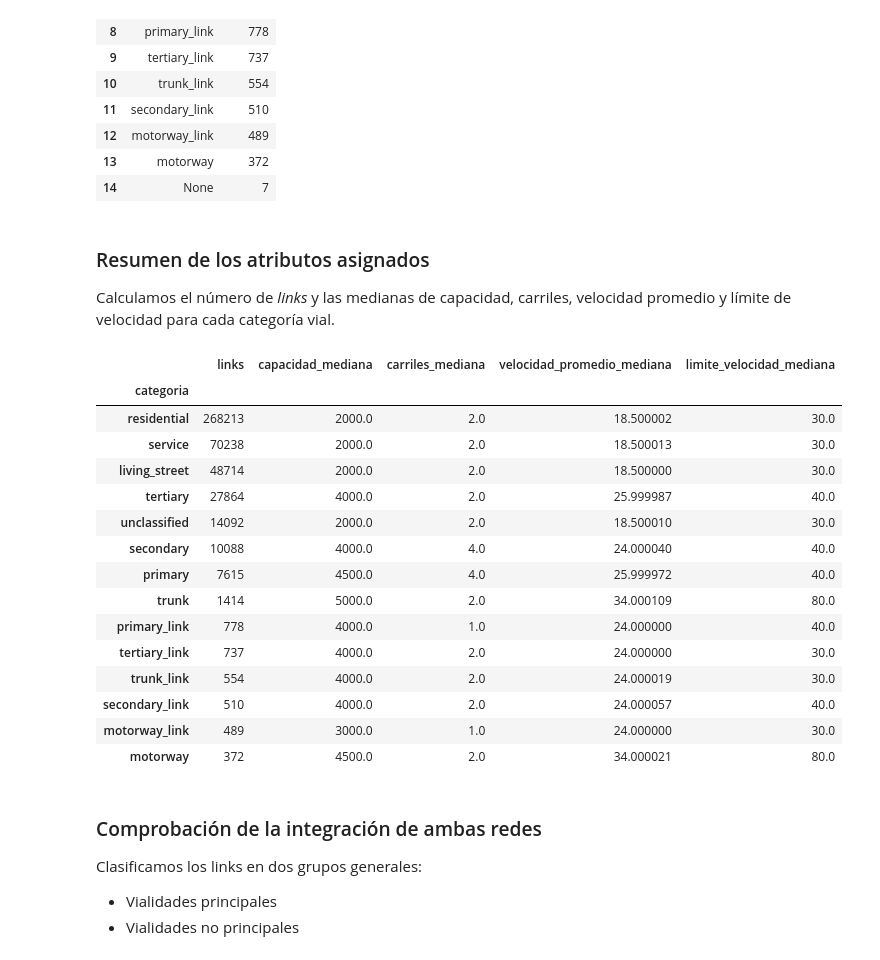
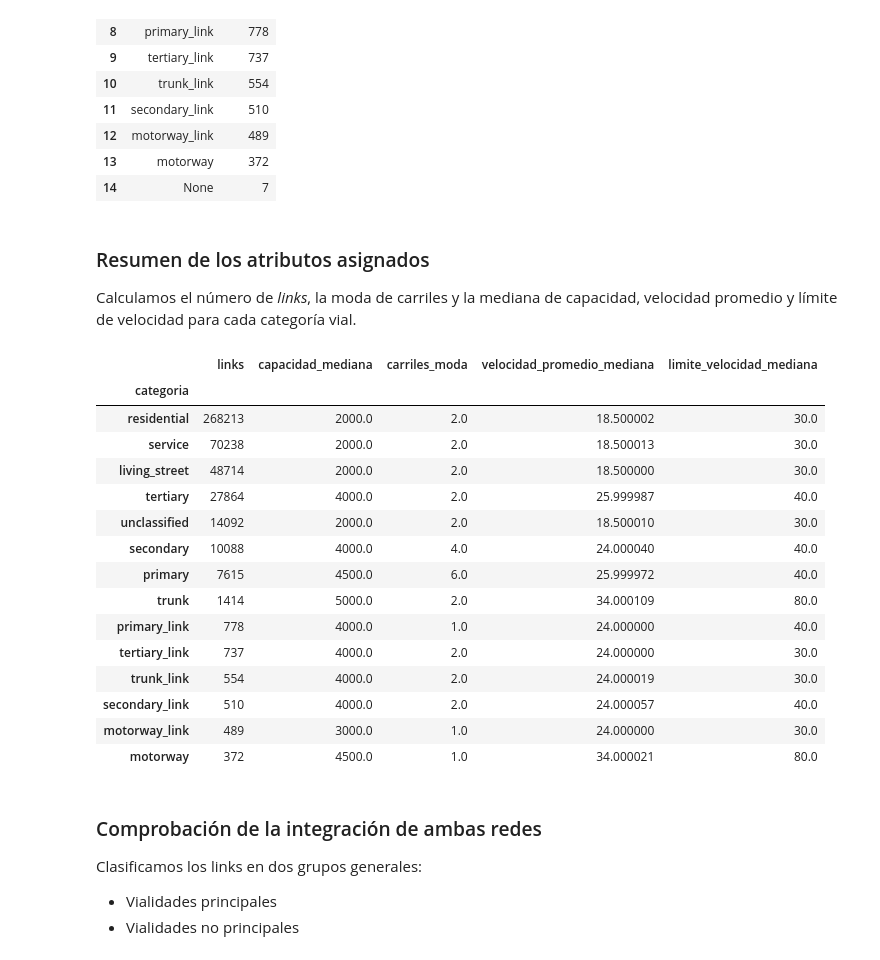
Before and after one commit to CentroFuturoCiudades/red-vial-guadalajara, a Jupyter notebook: Updating Network/08_visualizacion_red_completa.ipynb, the cells around one changed output. Drawn from its saved outputs; the diff is of its cells as text; code cells hidden in the pictures.

```diff
--- a/Updating Network/08_visualizacion_red_completa.ipynb
+++ b/Updating Network/08_visualizacion_red_completa.ipynb
@@ -19,7 +20,8 @@ mpl.rc("font", family="serif")
 
 Cargamos el `.shp`. Este archivo contiene tanto las vialidades principales como las categorías no principales utilizadas en el proceso de asignación de atributos.
 # %%
-red_vial_completa = gpd.read_file("/Users/.../merge_vialidades_redosm.shp")
+#red_vial_completa = gpd.read_file("/Users/.../merge_vialidades_redosm.shp")
+red_vial_completa = gpd.read_file("/Users/sebastiangutierrezbernal/Desktop/Tec/Ciudades para el futuro/Proyecto Transporte GDL/asignacion_atributos/resultados_asignacion_atributos/asignacion_atributos_red_vial_completa/red_vial_completa.shp")
 
 print(f"Links viales: {len(red_vial_completa):,}")
 print(f"Columnas: {len(red_vial_completa.columns):,}")
@@ -70,12 +72,16 @@ display(resumen_categorias)
 # %% [markdown]
 ### Resumen de los atributos asignados
 
-Calculamos el número de *links* y las medianas de capacidad, carriles, velocidad promedio y límite de velocidad para cada categoría vial.
+Calculamos el número de *links*, la moda de carriles y la mediana de capacidad, velocidad promedio y límite de velocidad para cada categoría vial.
 # %%
-resumen_atributos = red_vial_completa.groupby("categoria").agg(links=("categoria", "size"), capacidad_mediana=("cap_final", "median"), carriles_mediana=("carr_final", "median"), velocidad_promedio_mediana=("velprom_fi", "median"), limite_velocidad_mediana=("vel_final", "median")).sort_values("links", ascending=False)
+def moda_conservadora(serie):
+    modas = serie.dropna().mode()
+    return modas.min() if not modas.empty else np.nan
+
+resumen_atributos = red_vial_completa.groupby("categoria").agg(links=("categoria", "size"), capacidad_mediana=("cap_final", "median"), carriles_moda=("carr_final", moda_conservadora), velocidad_promedio_mediana=("velprom_fi", "median"), limite_velocidad_mediana=("vel_final", "median")).sort_values("links", ascending=False)
 display(resumen_atributos)
 # %% [output]
-|  | links | capacidad_mediana | carriles_mediana | velocidad_promedio_mediana | limite_velocidad_mediana |
+|  | links | capacidad_mediana | carriles_moda | velocidad_promedio_mediana | limite_velocidad_mediana |
 | categoria |  |  |  |  |  |
 | residential | 268213 | 2000.0 | 2.0 | 18.500002 | 30.0 |
 | service | 70238 | 2000.0 | 2.0 | 18.500013 | 30.0 |
@@ -83,14 +89,14 @@ display(resumen_atributos)
 | tertiary | 27864 | 4000.0 | 2.0 | 25.999987 | 40.0 |
 | unclassified | 14092 | 2000.0 | 2.0 | 18.500010 | 30.0 |
 | secondary | 10088 | 4000.0 | 4.0 | 24.000040 | 40.0 |
-| primary | 7615 | 4500.0 | 4.0 | 25.999972 | 40.0 |
+| primary | 7615 | 4500.0 | 6.0 | 25.999972 | 40.0 |
 | trunk | 1414 | 5000.0 | 2.0 | 34.000109 | 80.0 |
 | primary_link | 778 | 4000.0 | 1.0 | 24.000000 | 40.0 |
 | tertiary_link | 737 | 4000.0 | 2.0 | 24.000000 | 30.0 |
 | trunk_link | 554 | 4000.0 | 2.0 | 24.000019 | 30.0 |
 | secondary_link | 510 | 4000.0 | 2.0 | 24.000057 | 40.0 |
 | motorway_link | 489 | 3000.0 | 1.0 | 24.000000 | 30.0 |
-| motorway | 372 | 4500.0 | 2.0 | 34.000021 | 80.0 |
+| motorway | 372 | 4500.0 | 1.0 | 34.000021 | 80.0 |
 # %% [markdown]
 ### Comprobación de la integración de ambas redes
 
```
Also changed, not shown: parts of 1 cell of this notebook.
